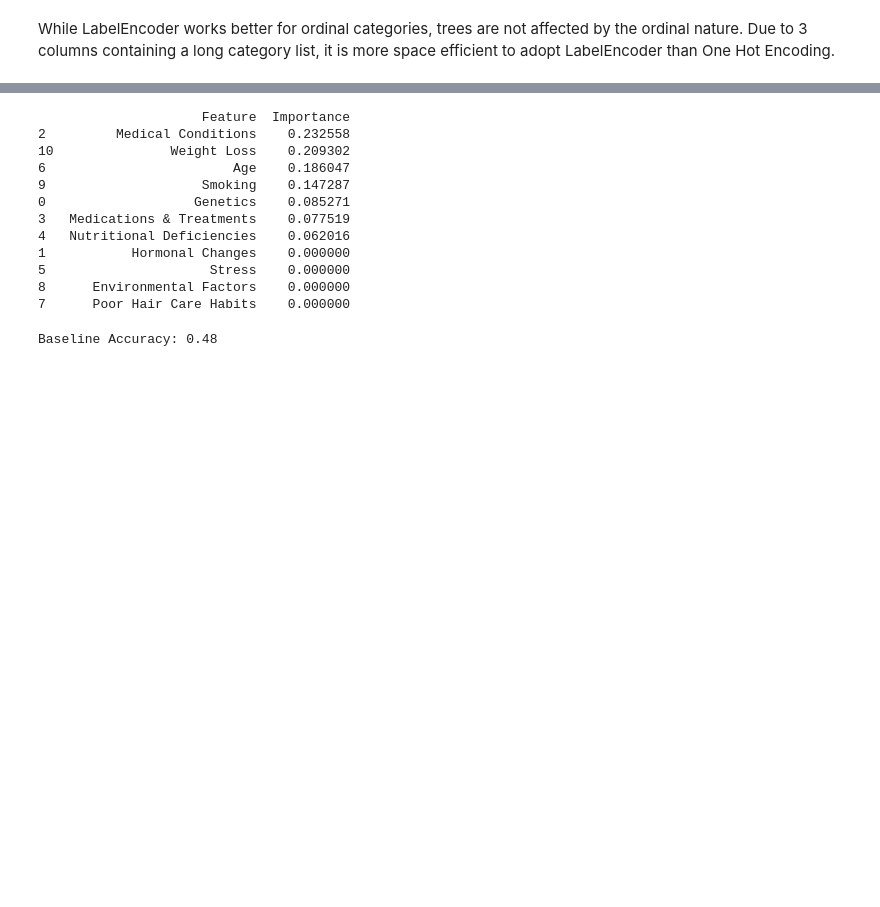
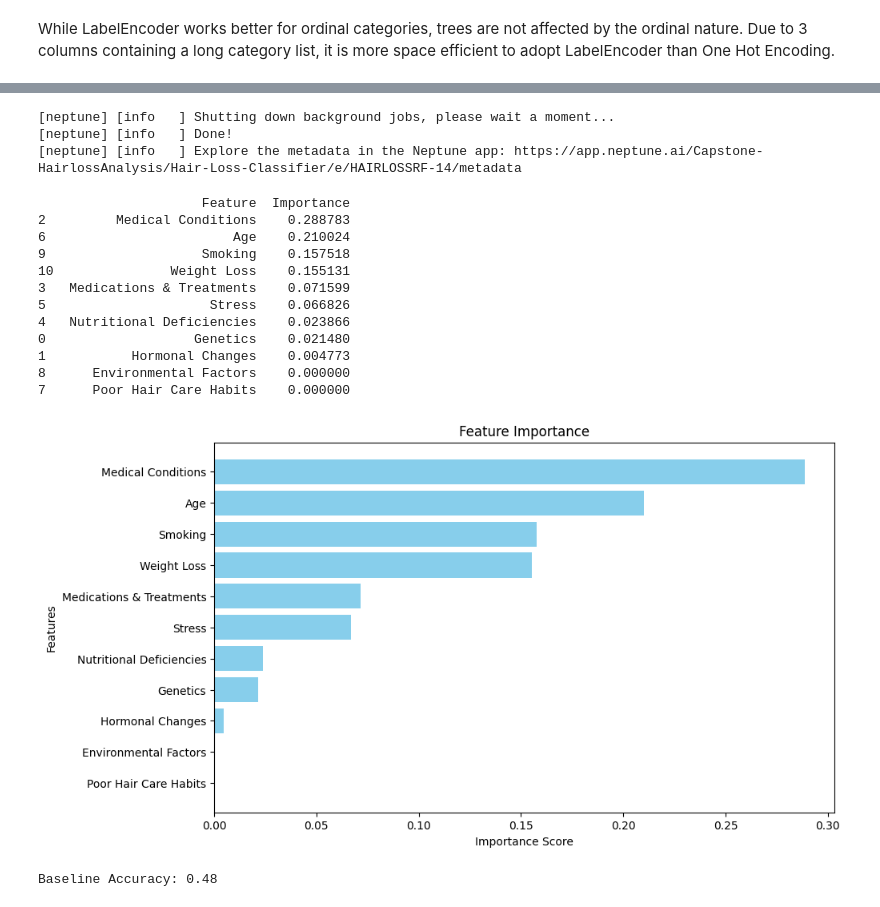
Before and after one commit to TayJunYi/DAB-Capstone-Project---Hair-Loss-Prediction., a Jupyter notebook: Hair_loss.ipynb, the cells around one changed output, grey strips where cells are left out. Drawn from its saved outputs; the diff is of its cells as text; code cells hidden in the pictures; blank space fills up the shorter version.

```diff
--- a/Hair_loss.ipynb
+++ b/Hair_loss.ipynb
@@ -450,27 +462,42 @@ Best model trained on full data: RandomForestClassifier(bootstrap=False, max_dep
+# %%
+run.stop()
+# %% [output]
+[neptune] [info   ] Shutting down background jobs, please wait a moment...
+[neptune] [info   ] Done!
+[neptune] [info   ] Explore the metadata in the Neptune app: https://app.neptune.ai/Capstone-HairlossAnalysis/Hair-Loss-Classifier/e/HAIRLOSSRF-14/metadata
 # %%
 # Get importance scores
 importance = best_model.feature_importances_
 
 # Create a DataFrame for better visualization
 feature_importance = pd.DataFrame({
     'Feature': X_train.columns,
     'Importance': importance
 }).sort_values('Importance', ascending=False)
 
 print(feature_importance)
+
+plt.figure(figsize=(10, 6))
+plt.barh(feature_importance['Feature'], feature_importance['Importance'], color='skyblue')
+plt.xlabel('Importance Score')
+plt.ylabel('Features')
+plt.title('Feature Importance')
+plt.gca().invert_yaxis()  # Highest importance on top
+plt.show()
 # %% [output]
                      Feature  Importance
-2         Medical Conditions    0.232558
-10               Weight Loss    0.209302
-6                        Age    0.186047
-9                    Smoking    0.147287
-0                   Genetics    0.085271
-3   Medications & Treatments    0.077519
-4   Nutritional Deficiencies    0.062016
-1           Hormonal Changes    0.000000
-5                     Stress    0.000000
+2         Medical Conditions    0.288783
+6                        Age    0.210024
+9                    Smoking    0.157518
+10               Weight Loss    0.155131
+3   Medications & Treatments    0.071599
+5                     Stress    0.066826
+4   Nutritional Deficiencies    0.023866
+0                   Genetics    0.021480
+1           Hormonal Changes    0.004773
 8      Environmental Factors    0.000000
 7      Poor Hair Care Habits    0.000000
+[figure, added]
 # %%
 # Establishing accuracy baseline
 # Most frequent class in training set is 'True'
```
Also changed, not shown: parts of 6 cells of this notebook, 19 other files.
